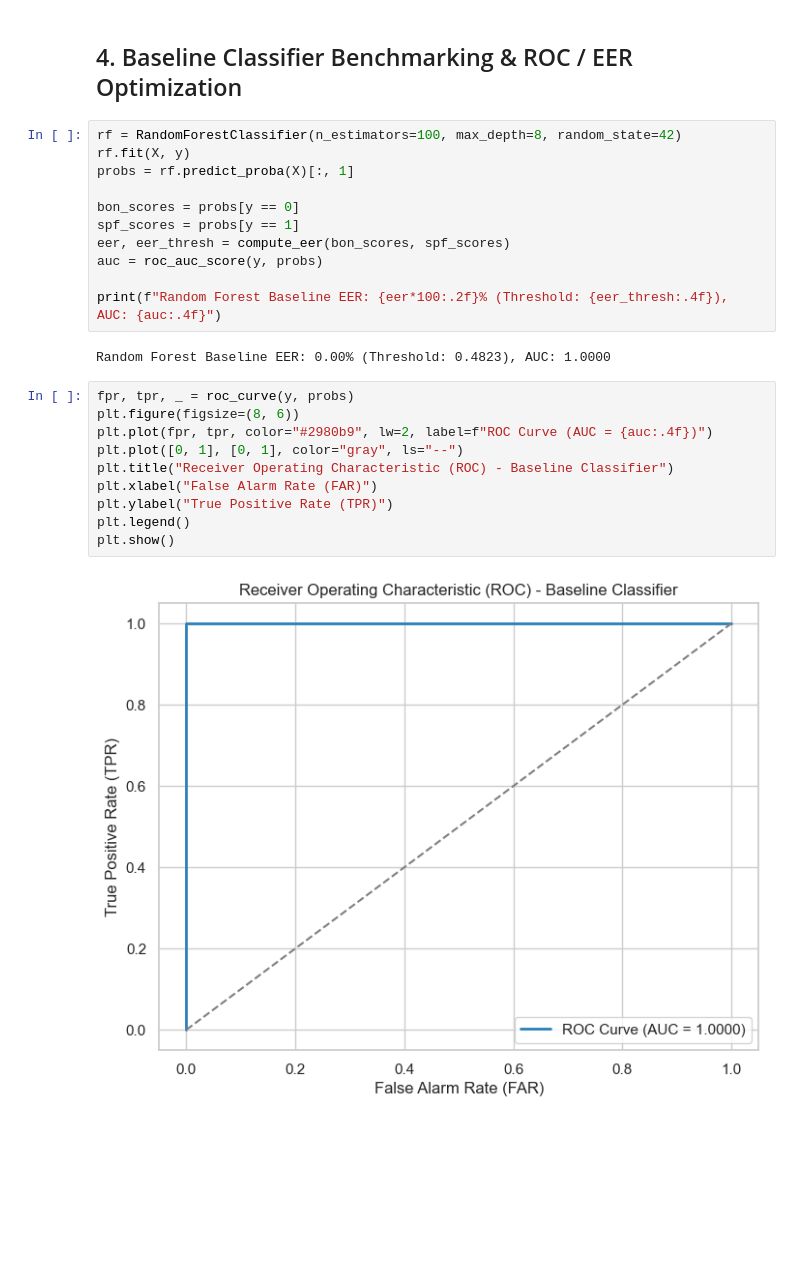
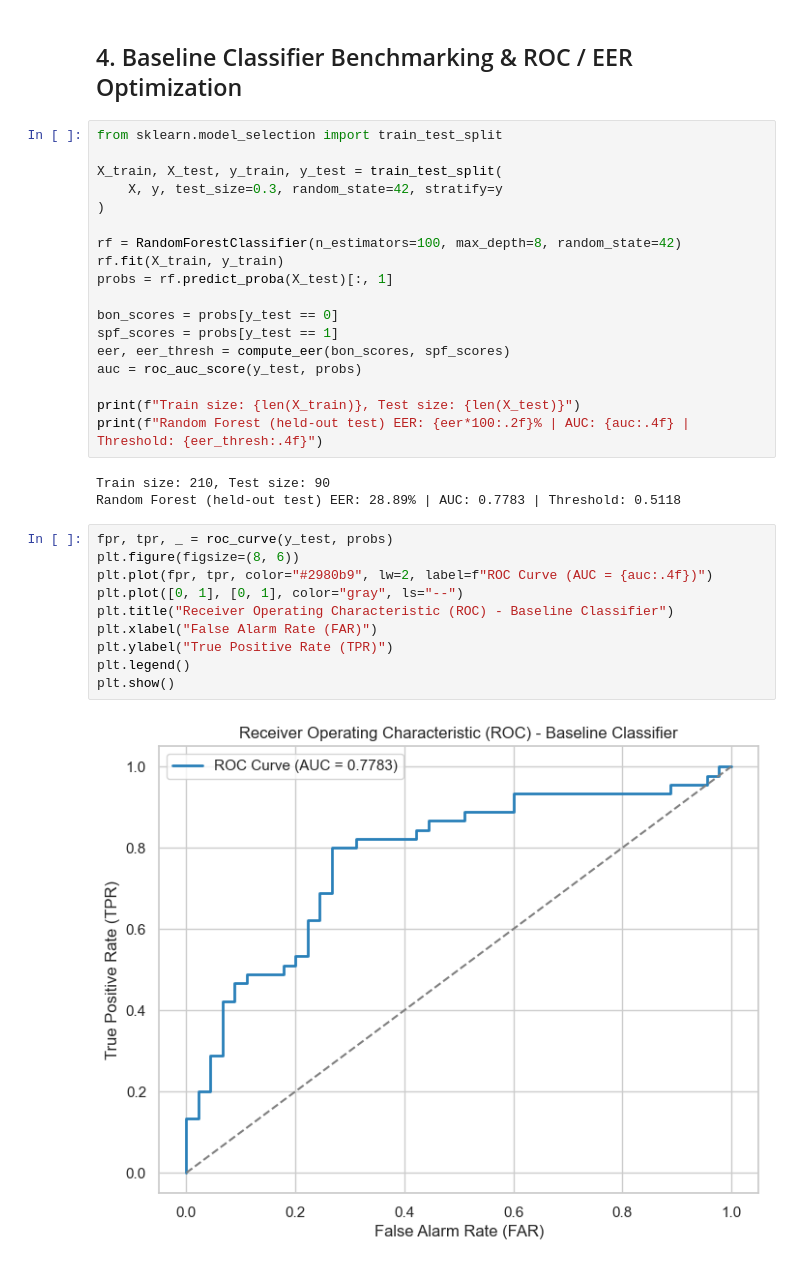
Before and after one commit to tamimystic/voice-deepfake-defense-system, a Jupyter notebook: notebook/08_comparative_feature_separability_and_baseline_modeling.ipynb, the cells around one changed output. Saved outputs shown, nothing was run; the diff lists cells and outputs as text; blank space fills up the shorter version.

```diff
--- a/notebook/08_comparative_feature_separability_and_baseline_modeling.ipynb
+++ b/notebook/08_comparative_feature_separability_and_baseline_modeling.ipynb
@@ -68,27 +68,35 @@ plt.show()
 # %% [markdown]
 ## 4. Baseline Classifier Benchmarking & ROC / EER Optimization
 # %%
+from sklearn.model_selection import train_test_split
+
+X_train, X_test, y_train, y_test = train_test_split(
+    X, y, test_size=0.3, random_state=42, stratify=y
+)
+
 rf = RandomForestClassifier(n_estimators=100, max_depth=8, random_state=42)
-rf.fit(X, y)
-probs = rf.predict_proba(X)[:, 1]
+rf.fit(X_train, y_train)
+probs = rf.predict_proba(X_test)[:, 1]
 
-bon_scores = probs[y == 0]
-spf_scores = probs[y == 1]
+bon_scores = probs[y_test == 0]
+spf_scores = probs[y_test == 1]
 eer, eer_thresh = compute_eer(bon_scores, spf_scores)
-auc = roc_auc_score(y, probs)
+auc = roc_auc_score(y_test, probs)
 
-print(f"Random Forest Baseline EER: {eer*100:.2f}% (Threshold: {eer_thresh:.4f}), AUC: {auc:.4f}")
+print(f"Train size: {len(X_train)}, Test size: {len(X_test)}")
+print(f"Random Forest (held-out test) EER: {eer*100:.2f}% | AUC: {auc:.4f} | Threshold: {eer_thresh:.4f}")
 # %% [output]
-Random Forest Baseline EER: 0.00% (Threshold: 0.4823), AUC: 1.0000
+Train size: 210, Test size: 90
+Random Forest (held-out test) EER: 28.89% | AUC: 0.7783 | Threshold: 0.5118
 # %%
-fpr, tpr, _ = roc_curve(y, probs)
+fpr, tpr, _ = roc_curve(y_test, probs)
 plt.figure(figsize=(8, 6))
 plt.plot(fpr, tpr, color="#2980b9", lw=2, label=f"ROC Curve (AUC = {auc:.4f})")
 plt.plot([0, 1], [0, 1], color="gray", ls="--")
 plt.title("Receiver Operating Characteristic (ROC) - Baseline Classifier")
 plt.xlabel("False Alarm Rate (FAR)")
 plt.ylabel("True Positive Rate (TPR)")
 plt.legend()
 plt.show()
 # %% [output]
-[figure, old version]
+[figure, new version]
```
Also changed, not shown: parts of 1 cell of this notebook, 4 other files.
